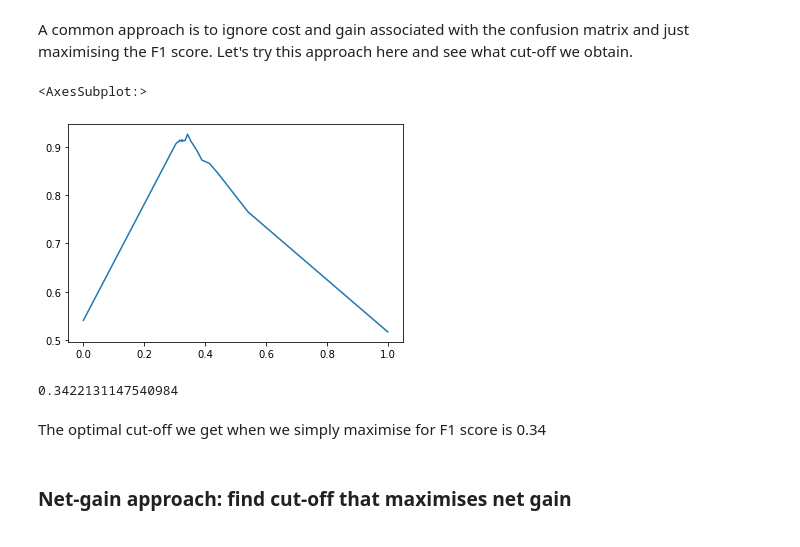
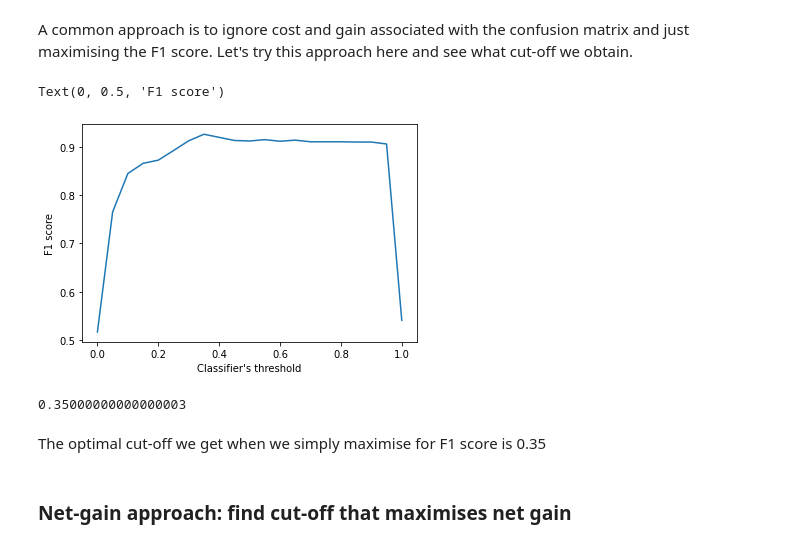
Before and after one commit to nmusmeci/classifier-cutoff-calculator, a Jupyter notebook: notebooks/Tutorial.ipynb, the cells around one changed output. Cells and saved outputs as stored; diff of their text form; code cells hidden in the pictures.

```diff
--- a/notebooks/Tutorial.ipynb
+++ b/notebooks/Tutorial.ipynb
@@ -89,11 +89,6 @@ from sklearn.metrics import f1_score
 # %%
 cutoff_list = np.arange(0.0, 1.05, 0.05)
 # %%
-s = pd.Series(np.nan,index=[np.mean(y_score_lr > cutoff) for cutoff in cutoff_list])
+s = pd.Series(np.nan,index=cutoff_list)
 for cutoff in cutoff_list:
-    s.loc[np.mean(y_score_lr > cutoff)] = f1_score(y_test, y_score_lr>=cutoff)
+    s.loc[cutoff] = f1_score(y_test, y_score_lr>=cutoff)
-# %%
-s.plot()
-# %% [output]
-<AxesSubplot:>
-[figure, removed]
@@ -100,9 +97,16 @@ s.plot()
+# %%
+s.plot()
+plt.xlabel("Classifier's threshold")
+plt.ylabel("F1 score")
+# %% [output]
+Text(0, 0.5, 'F1 score')
+[figure, added]
 # %%
 s.idxmax()
 # %% [output]
-0.3422131147540984
+0.35000000000000003
 # %% [markdown]
-The optimal cut-off we get when we simply maximise for F1 score is 0.34
+The optimal cut-off we get when we simply maximise for F1 score is 0.35
 # %% [markdown]
 ### Net-gain approach: find cut-off that maximises net gain
 # %% [markdown]
```
Also changed, not shown: parts of 17 cells of this notebook.
